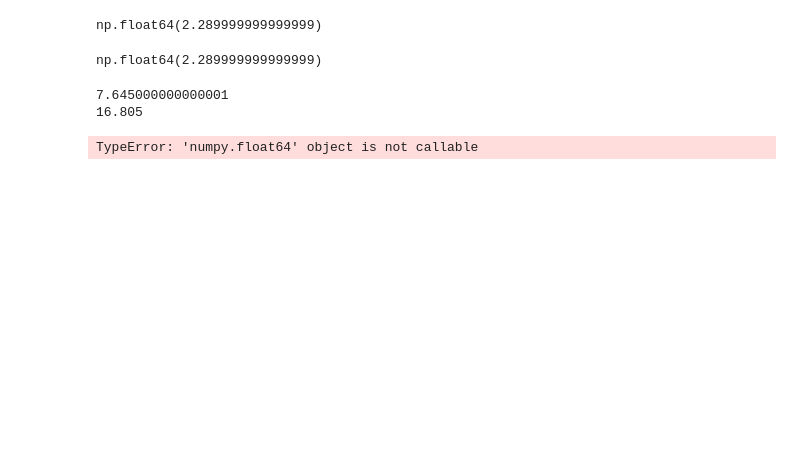
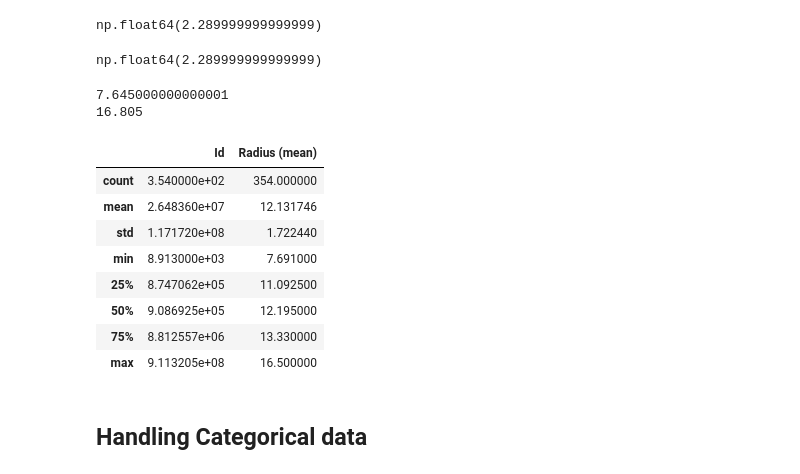
Before and after one commit to Divya23-jpg/Data-Engineering-Course, a Jupyter notebook: Python/Lecture 15 Data Cleaning & pre-processing/EDA.ipynb, the cells around one changed output. Drawn from its saved outputs; the diff is of its cells as text; code cells hidden in the pictures; blank space fills up the shorter version.

```diff
--- a/Python/Lecture 15 Data Cleaning & pre-processing/EDA.ipynb
+++ b/Python/Lecture 15 Data Cleaning & pre-processing/EDA.ipynb
@@ -106,6 +108,16 @@ print(higher_bound)
 7.645000000000001
 16.805
 # %%
-final_Radius=required_column[(required_column['Radius (mean)']>= lower_bound) & (required_column['Radius (mean)']<=higher_bound())]
+
+final_Radius=required_column[(required_column['Radius (mean)']>= lower_bound) & (required_column['Radius (mean)']<=higher_bound)]
+final_Radius.describe()
 # %% [output]
-TypeError: 'numpy.float64' object is not callable
+|  | Id | Radius (mean) |
+| count | 3.540000e+02 | 354.000000 |
+| mean | 2.648360e+07 | 12.131746 |
+| std | 1.171720e+08 | 1.722440 |
+| min | 8.913000e+03 | 7.691000 |
+| 25% | 8.747062e+05 | 11.092500 |
+| 50% | 9.086925e+05 | 12.195000 |
+| 75% | 8.812557e+06 | 13.330000 |
+| max | 9.113205e+08 | 16.500000 |
@@ -113,0 +124,2 @@ np.random.seed(42)
+# %% [markdown]
+## Handling Categorical data
```
Also changed, not shown: parts of 11 cells of this notebook.
